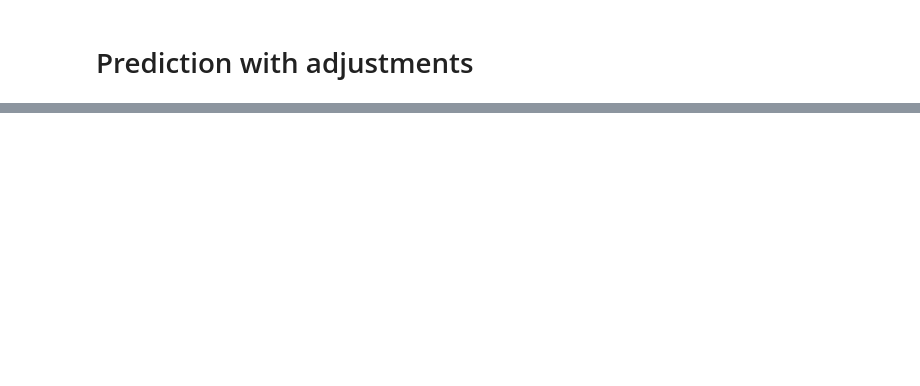
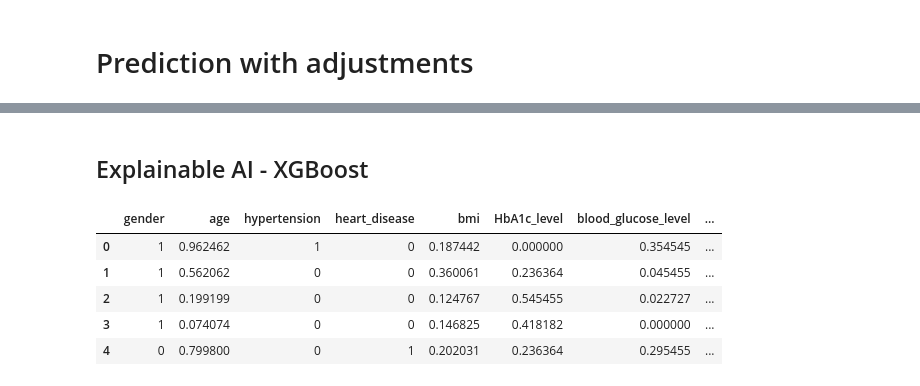
Before and after one commit to atasevski/IS_project, a Jupyter notebook: data_preprocessing_models.ipynb, the cells around one changed output, grey strips where cells are left out. Cells and saved outputs as stored; diff of their text form; code cells hidden in the pictures; blank space fills up the shorter version.

```diff
--- a/data_preprocessing_models.ipynb
+++ b/data_preprocessing_models.ipynb
@@ -379,0 +441,45 @@ weighted avg       0.97      0.97      0.97     19997
+# %% [markdown]
+## Explainable AI - XGBoost
+# %%
+explainer = shap.TreeExplainer(model_XGB)
+
+# Get SHAP values for the positive class
+shap_values = explainer.shap_values(X_test)
+
+def generate_text_explanation(shap_vals_row, features_row, feature_names, top_n=3):
+    pairs = list(zip(feature_names, shap_vals_row, features_row))
+    sorted_pairs = sorted(pairs, key=lambda x: abs(x[1]), reverse=True)
+    explanation_parts = []
+    for name, shap_val, value in sorted_pairs[:top_n]:
+        direction = "increased" if shap_val > 0 else "decreased"
+        explanation_parts.append(f"{name} ({value:.2f}) {direction} the prediction")
+    return "; ".join(explanation_parts)
+
+# Apply to X_test
+feature_names = X_test.columns.tolist()
+X_test_df = X_test.reset_index(drop=True)
+Y_test_reset = Y_test.reset_index(drop=True)
+y_probs = model_XGB.predict_proba(X_test)[:, 1]
+y_pred = (y_probs >= 0.3).astype(int)
+
+# Generate explanations
+explanations = [
+    generate_text_explanation(shap_values[i], X_test_df.iloc[i], feature_names)
+    for i in range(len(X_test_df))
+]
+
+# Combine into one final DataFrame
+final_df_xgb = X_test_df.copy()
+final_df_xgb['true_diabetes'] = Y_test_reset
+final_df_xgb['predicted_diabetes'] = y_pred
+final_df_xgb['explanation'] = explanations
+
+# Preview
+final_df_xgb.head()
+# %% [output]
+|  | gender | age | hypertension | heart_disease | bmi | HbA1c_level | blood_glucose_level | ... |
+| 0 | 1 | 0.962462 | 1 | 0 | 0.187442 | 0.000000 | 0.354545 | ... |
+| 1 | 1 | 0.562062 | 0 | 0 | 0.360061 | 0.236364 | 0.045455 | ... |
+| 2 | 1 | 0.199199 | 0 | 0 | 0.124767 | 0.545455 | 0.022727 | ... |
+| 3 | 1 | 0.074074 | 0 | 0 | 0.146825 | 0.418182 | 0.000000 | ... |
+| 4 | 0 | 0.799800 | 0 | 1 | 0.202031 | 0.236364 | 0.295455 | ... |
```
Also changed, not shown: parts of 16 cells of this notebook.
